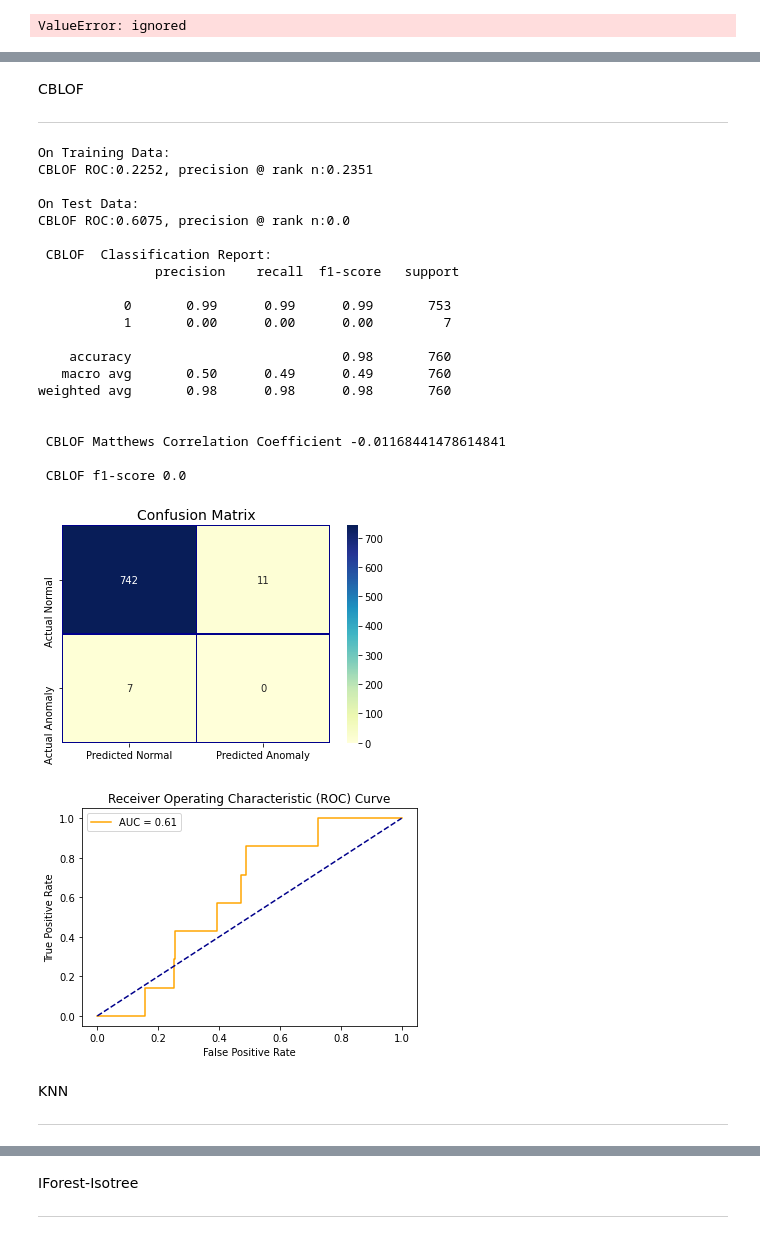
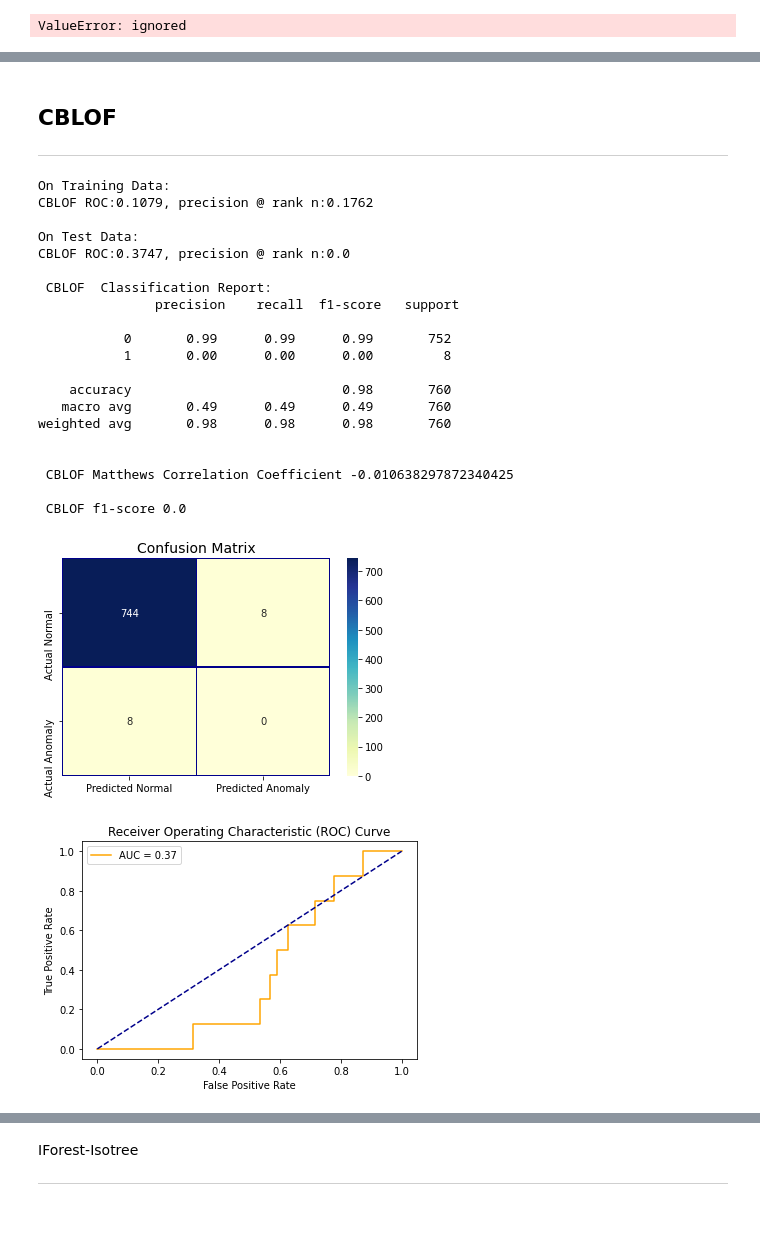
Before and after one commit to J-DR1/MastersThesis, a Jupyter notebook: Benchmark_spambase.ipynb, the cells around one changed output, grey strips where cells are left out. Drawn from its saved outputs; the diff is of its cells as text; code cells hidden in the pictures.

```diff
--- a/Benchmark_spambase.ipynb
+++ b/Benchmark_spambase.ipynb
@@ -808,34 +1097,30 @@ weighted avg       0.98      0.98      0.98       760
-# %% [markdown]
-CBLOF
-
----
+# %% [markdown]
+## CBLOF
+
+---
 # %%
-get_prediction(CBLOF(contamination= 0.01, n_clusters= 15, alpha= 0.8, beta= 15),
+get_prediction(CBLOF(contamination= 0.01, n_clusters= 50, alpha= 0.9, beta= 15),
                train_X_resampled, test_X, train_y_resampled, test_y, 'CBLOF')
 # %% [output]
 On Training Data:
-CBLOF ROC:0.2252, precision @ rank n:0.2351
+CBLOF ROC:0.1079, precision @ rank n:0.1762
 
 On Test Data:
-CBLOF ROC:0.6075, precision @ rank n:0.0
+CBLOF ROC:0.3747, precision @ rank n:0.0
 
  CBLOF  Classification Report:
                precision    recall  f1-score   support
 
-           0       0.99      0.99      0.99       753
-           1       0.00      0.00      0.00         7
+           0       0.99      0.99      0.99       752
+           1       0.00      0.00      0.00         8
 
     accuracy                           0.98       760
-   macro avg       0.50      0.49      0.49       760
+   macro avg       0.49      0.49      0.49       760
 weighted avg       0.98      0.98      0.98       760
 
 
- CBLOF Matthews Correlation Coefficient -0.01168441478614841
+ CBLOF Matthews Correlation Coefficient -0.010638297872340425
 
  CBLOF f1-score 0.0
 [figure]
-[figure, old version]
+[figure, new version]
-# %% [markdown]
-KNN
-
----
```
Also changed, not shown: parts of 46 cells of this notebook.
